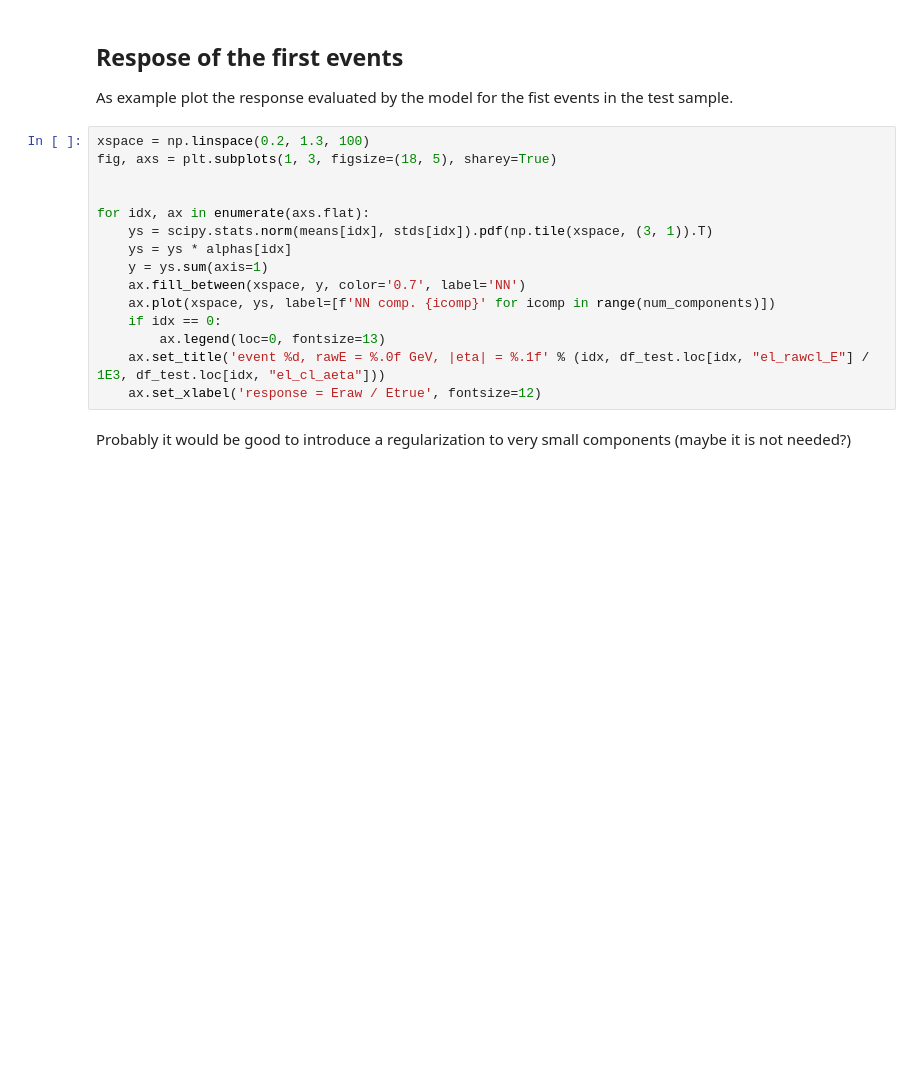
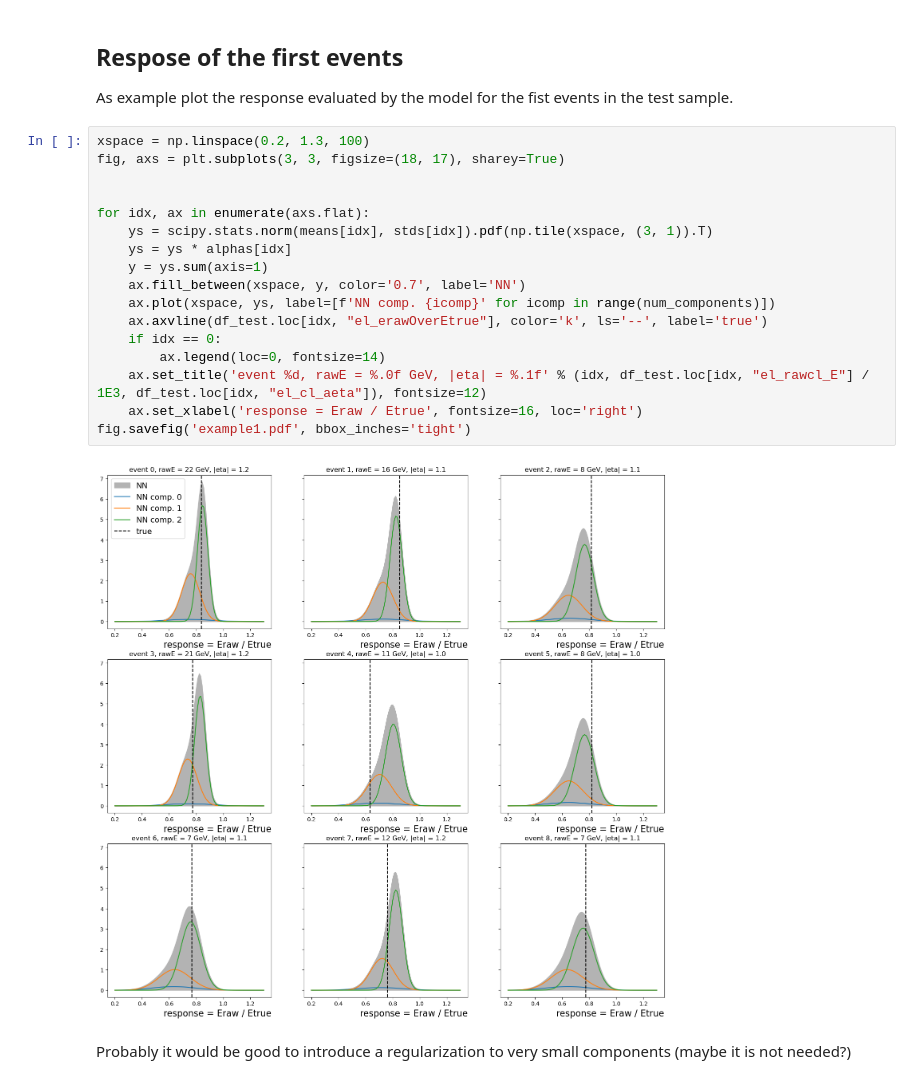
Before and after one commit to wiso/TutorialML-AtlasItalia2022, a Jupyter notebook: notebooks/2.2-EnergyRegression.ipynb, the cells around one changed output. Drawn from its saved outputs; the diff is of its cells as text; blank space fills up the shorter version.

```diff
--- a/notebooks/2.2-EnergyRegression.ipynb
+++ b/notebooks/2.2-EnergyRegression.ipynb
@@ -127,19 +200,23 @@ plt.show()
 As example plot the response evaluated by the model for the fist events in the test sample.
 # %%
 xspace = np.linspace(0.2, 1.3, 100)
-fig, axs = plt.subplots(1, 3, figsize=(18, 5), sharey=True)
+fig, axs = plt.subplots(3, 3, figsize=(18, 17), sharey=True)
 
 
 for idx, ax in enumerate(axs.flat):
     ys = scipy.stats.norm(means[idx], stds[idx]).pdf(np.tile(xspace, (3, 1)).T)
     ys = ys * alphas[idx]
     y = ys.sum(axis=1)
     ax.fill_between(xspace, y, color='0.7', label='NN')
     ax.plot(xspace, ys, label=[f'NN comp. {icomp}' for icomp in range(num_components)])
+    ax.axvline(df_test.loc[idx, "el_erawOverEtrue"], color='k', ls='--', label='true')
     if idx == 0:
-        ax.legend(loc=0, fontsize=13)
-    ax.set_title('event %d, rawE = %.0f GeV, |eta| = %.1f' % (idx, df_test.loc[idx, "el_rawcl_E"] / 1E3, df_test.loc[idx, "el_cl_aeta"]))
-    ax.set_xlabel('response = Eraw / Etrue', fontsize=12)
+        ax.legend(loc=0, fontsize=14)
+    ax.set_title('event %d, rawE = %.0f GeV, |eta| = %.1f' % (idx, df_test.loc[idx, "el_rawcl_E"] / 1E3, df_test.loc[idx, "el_cl_aeta"]), fontsize=12)
+    ax.set_xlabel('response = Eraw / Etrue', fontsize=16, loc='right')
+fig.savefig('example1.pdf', bbox_inches='tight')
+# %% [output]
+[figure, added]
 # %% [markdown]
 Probably it would be good to introduce a regularization to very small components (maybe it is not needed?)
 # %% [markdown]
```
Also changed, not shown: parts of 18 cells of this notebook.
